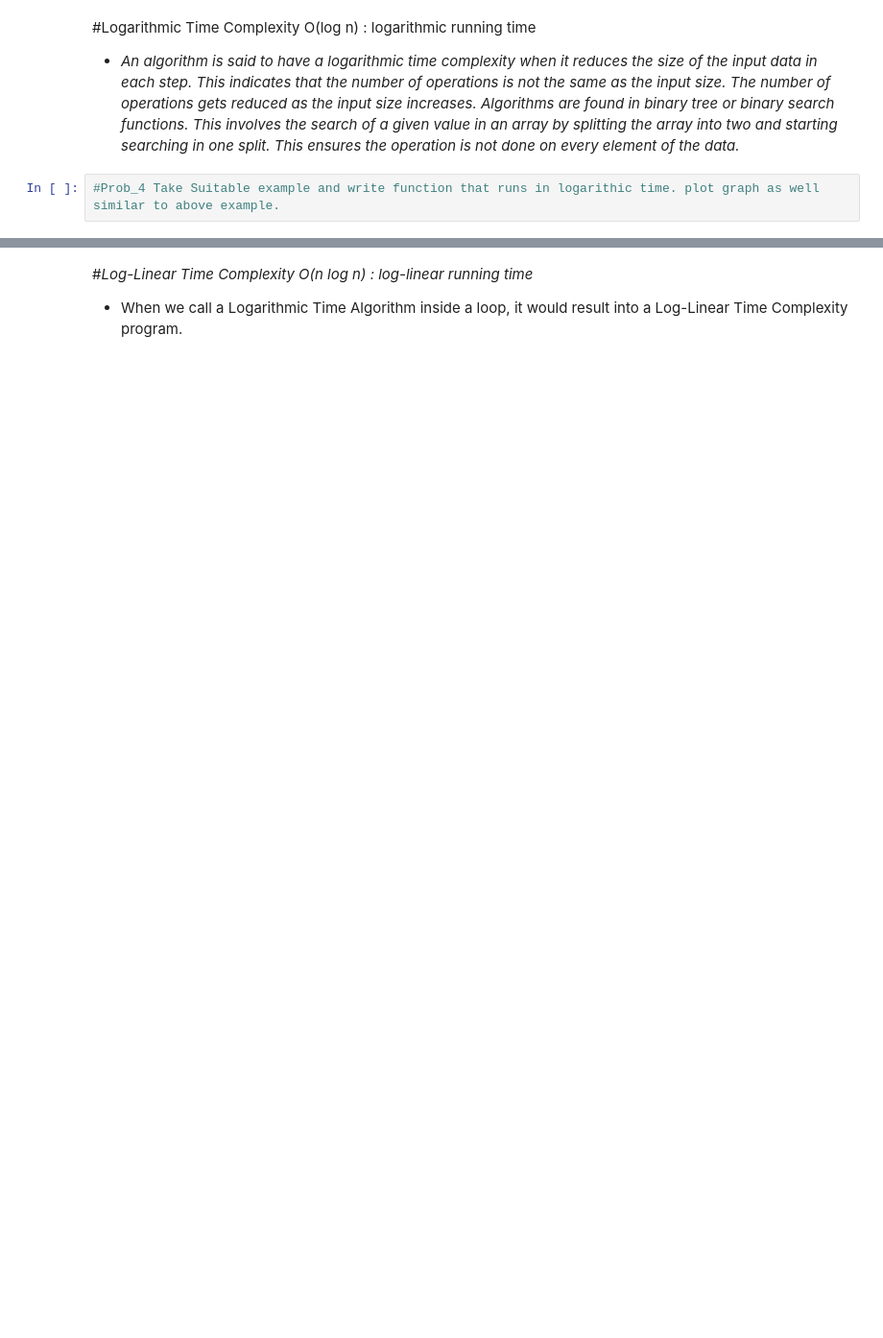
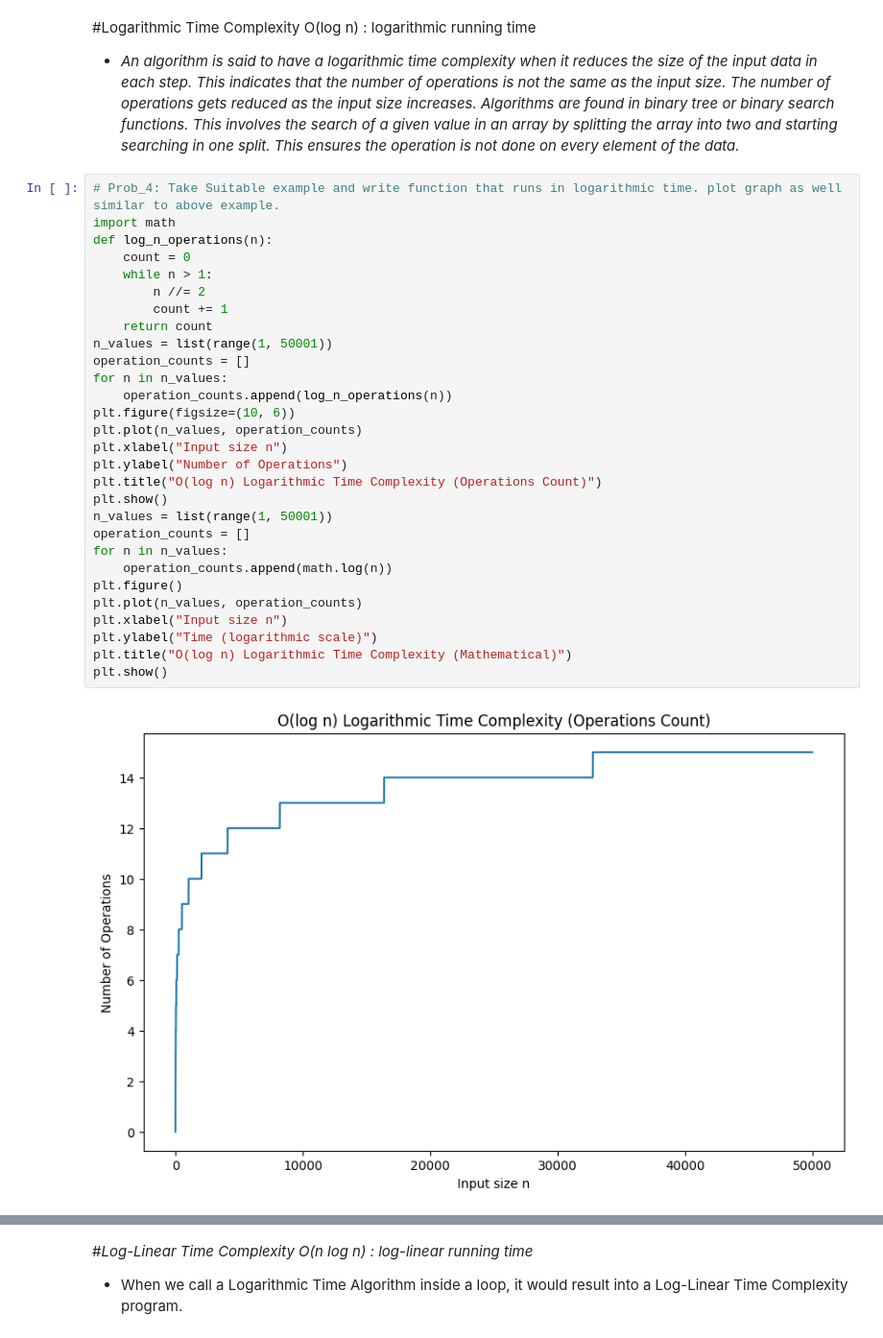
Before and after one commit to Techusic/APS-Lab, a Jupyter notebook: Lab_3_Growth_of_function.ipynb, the cells around one changed output, grey strips where cells are left out. Shown at 96% size. Drawn from its saved outputs; the diff is of its cells as text; blank space fills up the shorter version.

```diff
--- a/Lab_3_Growth_of_function.ipynb
+++ b/Lab_3_Growth_of_function.ipynb
@@ -74,5 +108,34 @@ plt.show()
 # %% [markdown]
 #Logarithmic Time Complexity O(log n) : logarithmic running time
 - *An algorithm is said to have a logarithmic time complexity when it reduces the size of the input data in each step. This indicates that the number of operations is not the same as the input size. The number of operations gets reduced as the input size increases. Algorithms are found in binary tree or binary search functions. This involves the search of a given value in an array by splitting the array into two and starting searching in one split. This ensures the operation is not done on every element of the data.*
-# %%
-#Prob_4 Take Suitable example and write function that runs in logarithic time. plot graph as well similar to above example.
+# %%
+# Prob_4: Take Suitable example and write function that runs in logarithmic time. plot graph as well similar to above example.
+import math
+def log_n_operations(n):
+    count = 0
+    while n > 1:
+        n //= 2
+        count += 1
+    return count
+n_values = list(range(1, 50001))
+operation_counts = []
+for n in n_values:
+    operation_counts.append(log_n_operations(n))
+plt.figure(figsize=(10, 6))
+plt.plot(n_values, operation_counts)
+plt.xlabel("Input size n")
+plt.ylabel("Number of Operations")
+plt.title("O(log n) Logarithmic Time Complexity (Operations Count)")
+plt.show()
+n_values = list(range(1, 50001))
+operation_counts = []
+for n in n_values:
+    operation_counts.append(math.log(n))
+plt.figure()
+plt.plot(n_values, operation_counts)
+plt.xlabel("Input size n")
+plt.ylabel("Time (logarithmic scale)")
+plt.title("O(log n) Logarithmic Time Complexity (Mathematical)")
+plt.show()
+# %% [output]
+[figure, added]
```
Also changed, not shown: parts of 16 cells of this notebook.
